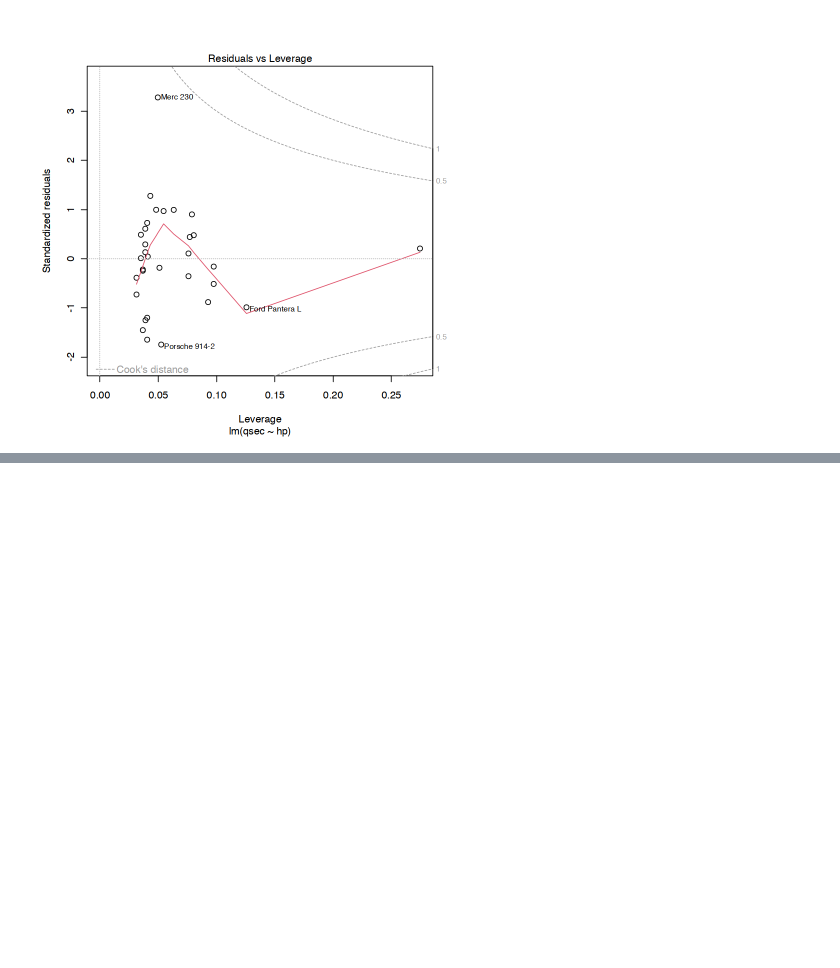
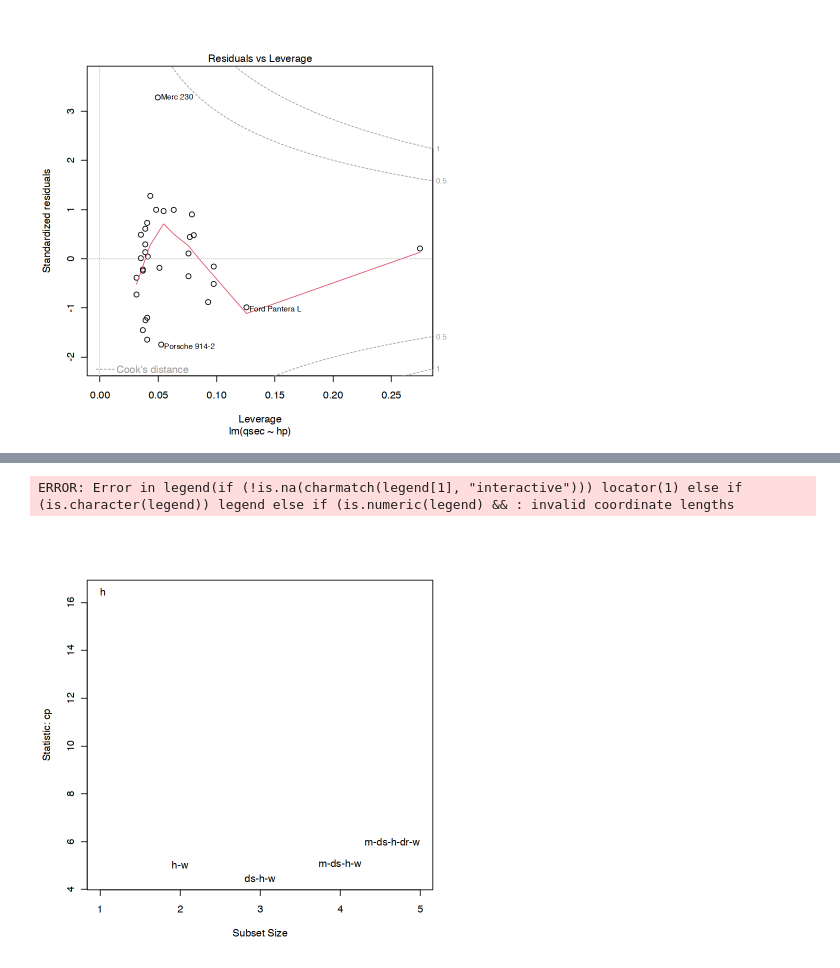
Before and after one commit to nab-iak/R_memo, a Jupyter notebook: jupyter_notebook/linear_regression_relation.ipynb, the cells around one changed output, grey strips where cells are left out. Cells and saved outputs as stored; diff of their text form; code cells hidden in the pictures; blank space fills up the shorter version.

```diff
--- a/jupyter_notebook/multicollinearity.ipynb
+++ b/jupyter_notebook/linear_regression_relation.ipynb
@@ -408,0 +472,5 @@ F-statistic: 30.19 on 1 and 30 DF,  p-value: 5.766e-06
+# %%
+car::subsets(regsub,statistic="cp")
+# %% [output]
+ERROR: Error in legend(if (!is.na(charmatch(legend[1], "interactive"))) locator(1) else if (is.character(legend)) legend else if (is.numeric(legend) && : invalid coordinate lengths
+[figure, added]
```
Also changed, not shown: parts of 4 cells of this notebook.
